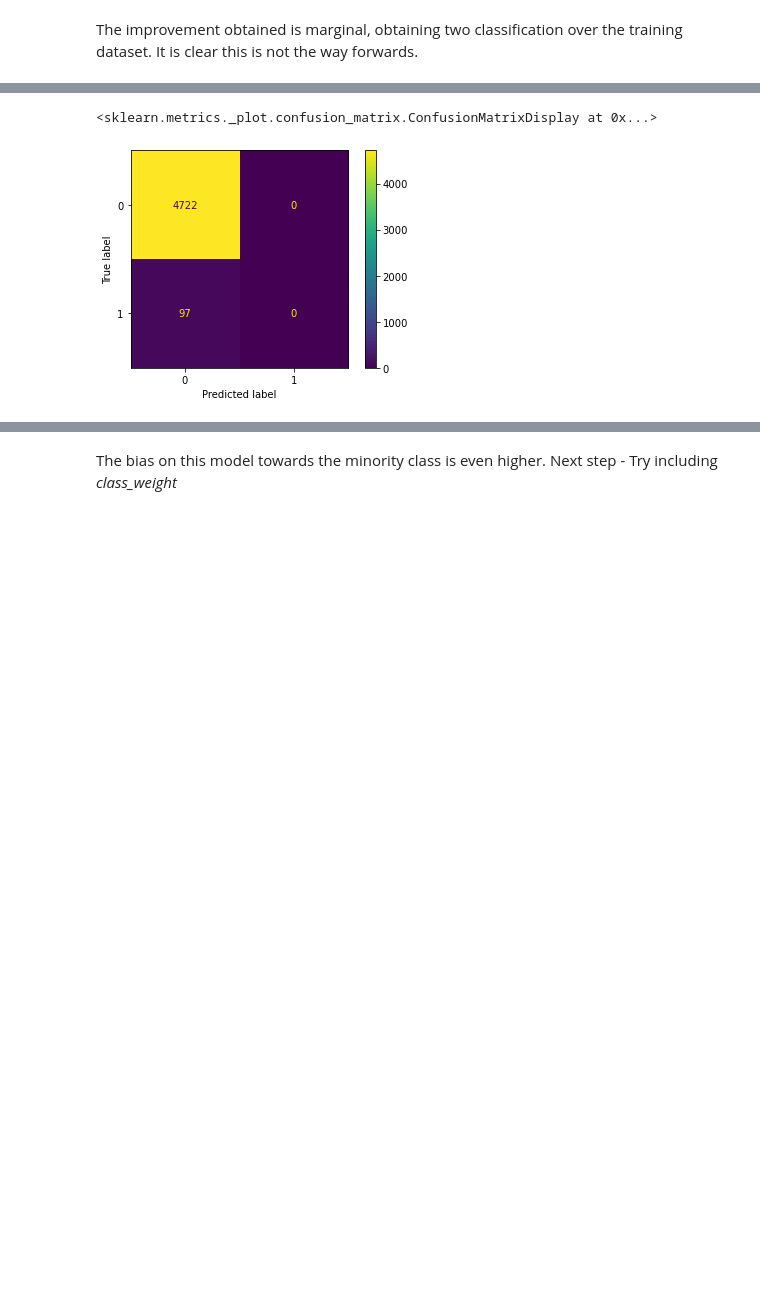
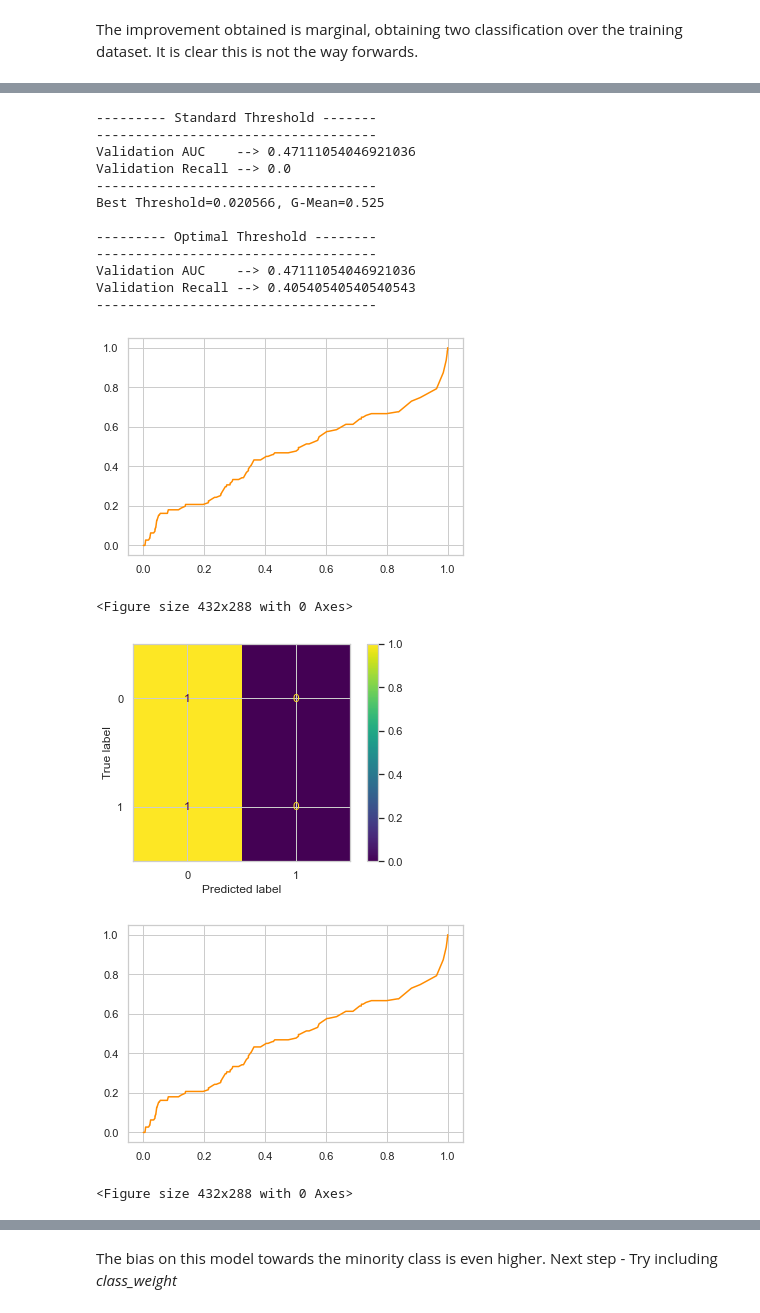
Before and after one commit to mcachosoblechero/MelanomaDetection, a Jupyter notebook: Explore/2. Model Development.ipynb, the cells around one changed output, grey strips where cells are left out. Drawn from its saved outputs; the diff is of its cells as text; code cells hidden in the pictures; blank space fills up the shorter version.

```diff
--- a/Explore/2. Model Development.ipynb
+++ b/Explore/2. Model Development.ipynb
@@ -15,0 +18,7 @@ This notebook will have the following sections:
+# %%
+CONFIG = {
+    'Learning Rate': 1e-3,
+    'Batch Size': 128,
+    'Epochs': 10,
+    'Patience': 5
+}
@@ -304,7 +327,7 @@ num_features = len(X.columns)
 num_records = len(X)
 dataset = tf.data.Dataset.from_tensor_slices((X, y))
 # %%
-def SplitTrainValTest(ds, ds_size=False, train_split=0.75, val_split=0.15, test_split=0.1, shuffle=False):
+def SplitTrainValTest(ds, ds_size=False, train_split=0.80, val_split=0.2, test_split=0.0, shuffle=False):
 
     assert (train_split + val_split + test_split) == 1, str(train_split + val_split + test_split)
 
@@ -335,7 +358,7 @@ tf.Tensor(3214, shape=(), dtype=int64)
 # %%
-ds_train = ds_train.batch(batch_size).prefetch(1)
-ds_val = ds_val.batch(batch_size).prefetch(1)
-ds_test = ds_test.batch(batch_size).prefetch(1)
+ds_train = ds_train.batch(CONFIG['Batch Size']).prefetch(1)
+ds_val = ds_val.batch(CONFIG['Batch Size']).prefetch(1)
+ds_test = ds_test.batch(CONFIG['Batch Size']).prefetch(1)
 # %%
 SimpleNN = Sequential()
 SimpleNN.add(Dense(16, activation='relu', input_shape=[num_features]))
@@ -358,7 +381,7 @@ Trainable params: 433
 Non-trainable params: 0
 _________________________________________________________________
 # %%
-SimpleNN.compile(optimizer='sgd', loss='binary_crossentropy', metrics=['Recall'])
-SimpleNN.fit(ds_train, epochs=100, validation_data=ds_val, callbacks=EarlyStopping(monitor='val_recall', patience=5))
+SimpleNN.compile(optimizer='sgd', loss='binary_crossentropy', metrics=['AUC'])
+SimpleNN.fit(ds_train, epochs=100, validation_data=ds_val, callbacks=EarlyStopping(monitor='val_auc', patience=5))
 # %% [output]
 Epoch 1/100
@@ -380,9 +404,26 @@ def RetrieveLabelsFromDataset(dataset):
-# %%
-y_pred = np.round(SimpleNN.predict(ds_val))
-y_true = RetrieveLabelsFromDataset(ds_val)
-cm = confusion_matrix(y_pred=y_pred, y_true=y_true)
-disp = ConfusionMatrixDisplay(cm)
-disp.plot()
-# %% [output]
-<sklearn.metrics._plot.confusion_matrix.ConfusionMatrixDisplay at 0x...>
-[figure, removed]
+# %%
+pred, labels = eval_model.Obtain_Prediction_Labels(SimpleNN, ds_val)
+print("--------- Standard Threshold -------")
+eval_model.Evaluate_NN(pred, labels)
+thres = eval_model.OptimizeThreshold(pred, labels)
+print()
+print("--------- Optimal Threshold --------")
+eval_model.Evaluate_NN(pred, labels, threshold=thres)
+# %% [output]
+--------- Standard Threshold -------
+------------------------------------
+Validation AUC    --> 0.47111054046921036
+Validation Recall --> 0.0
+------------------------------------
+Best Threshold=0.020566, G-Mean=0.525
+
+--------- Optimal Threshold --------
+------------------------------------
+Validation AUC    --> 0.47111054046921036
+Validation Recall --> 0.40540540540540543
+------------------------------------
+[figure, added]
+<Figure size 432x288 with 0 Axes>
+[figure, added]
+[figure, added]
+<Figure size 432x288 with 0 Axes>
```
Also changed, not shown: parts of 71 cells of this notebook, 1 other file.
